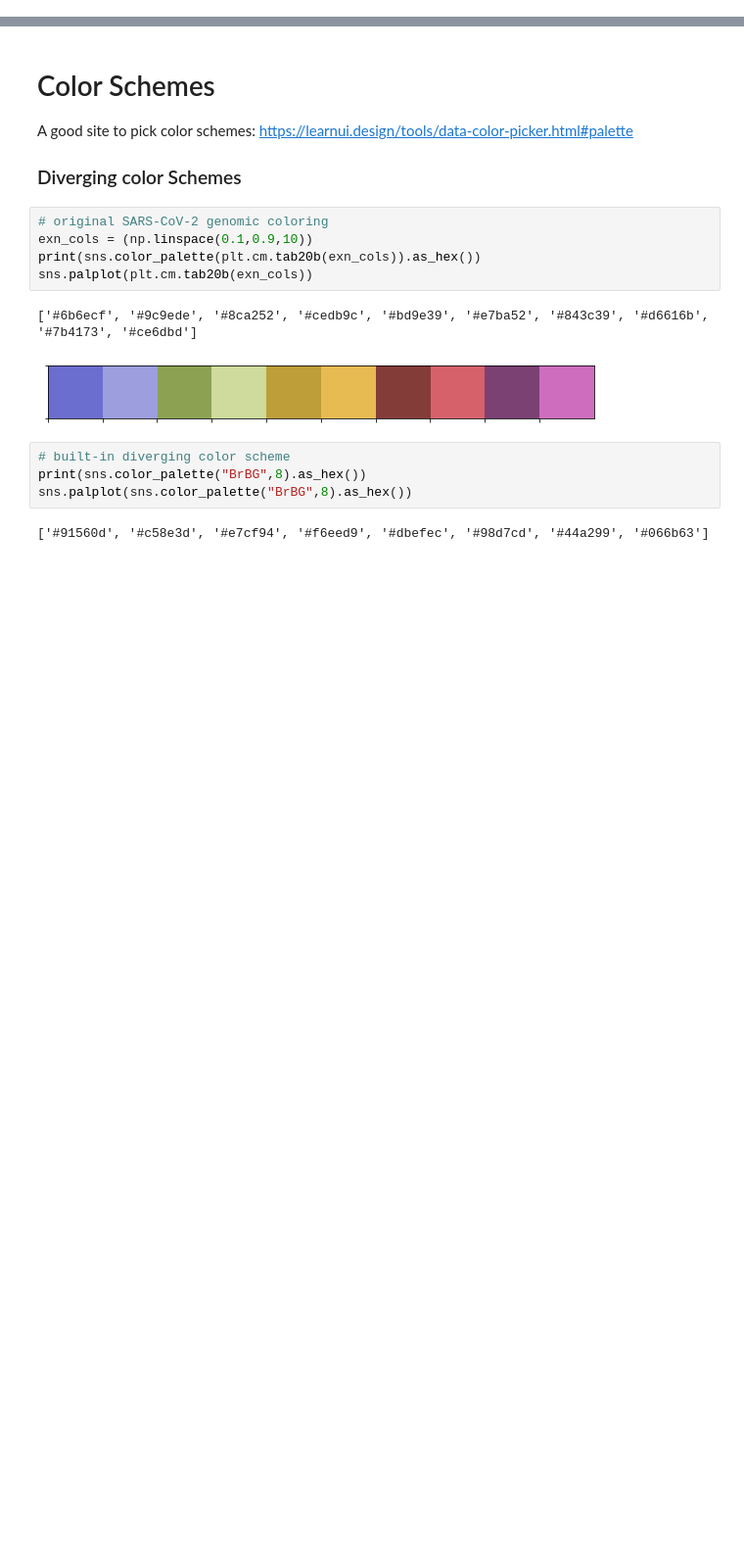
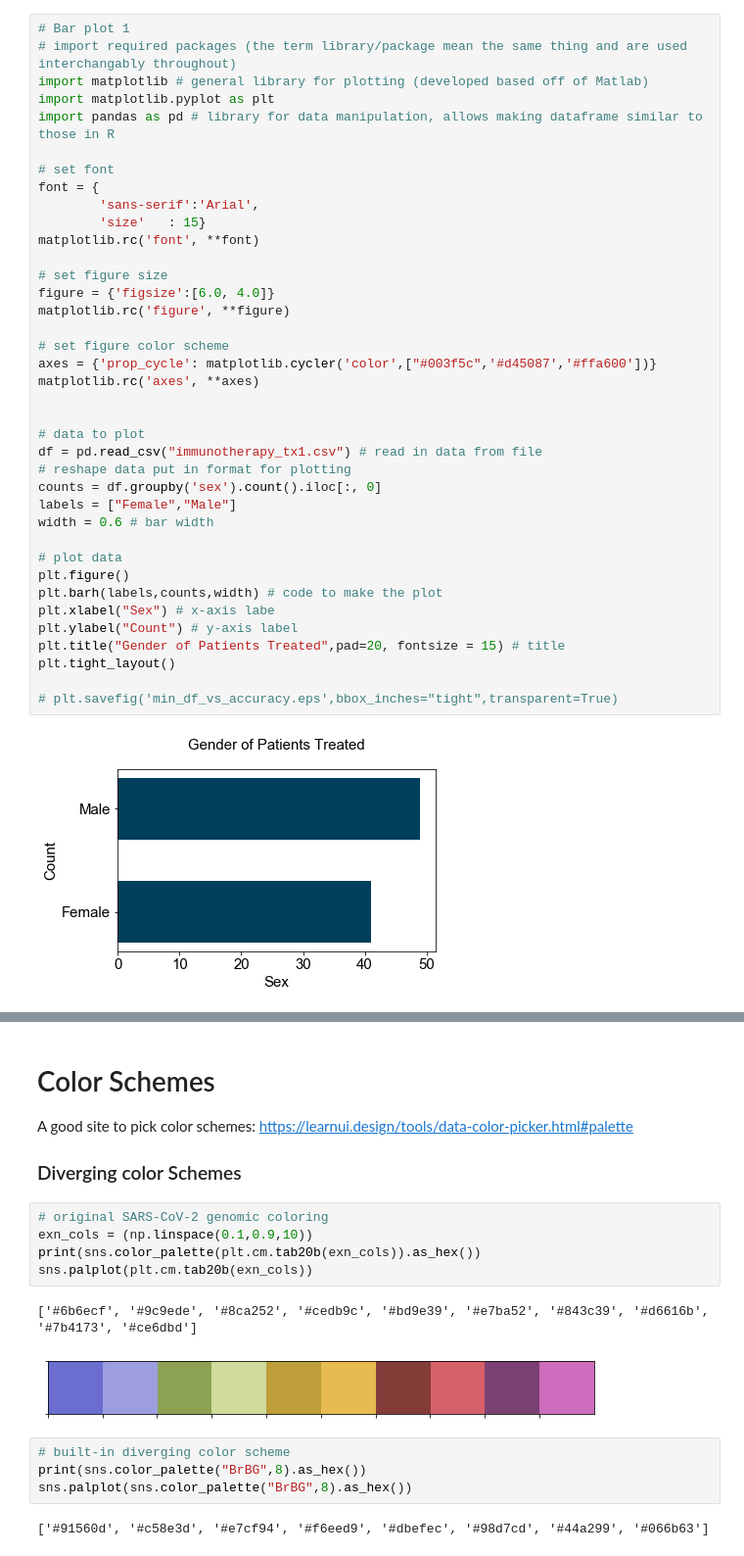
Before and after one commit to kmonopoli/data_visualization, a Jupyter notebook: data_vis_examples.ipynb, the cells around one changed output, grey strips where cells are left out. Shown at 98% size. Drawn from its saved outputs; the diff is of its cells as text; blank space fills up the shorter version.

```diff
--- a/data_vis_examples.ipynb
+++ b/data_vis_examples.ipynb
@@ -18,0 +31,40 @@ import seaborn as sns
+# %%
+# Bar plot 1
+# import required packages (the term library/package mean the same thing and are used interchangably throughout)
+import matplotlib # general library for plotting (developed based off of Matlab)
+import matplotlib.pyplot as plt
+import pandas as pd # library for data manipulation, allows making dataframe similar to those in R
+
+# set font
+font = {
+        'sans-serif':'Arial',
+        'size'   : 15}
+matplotlib.rc('font', **font)
+
+# set figure size
+figure = {'figsize':[6.0, 4.0]}
+matplotlib.rc('figure', **figure)
+
+# set figure color scheme
+axes = {'prop_cycle': matplotlib.cycler('color',["#003f5c",'#d45087','#ffa600'])}
+matplotlib.rc('axes', **axes)
+
+
+# data to plot
+df = pd.read_csv("immunotherapy_tx1.csv") # read in data from file
+# reshape data put in format for plotting
+counts = df.groupby('sex').count().iloc[:, 0]
+labels = ["Female","Male"]
+width = 0.6 # bar width
+
+# plot data
+plt.figure()
+plt.barh(labels,counts,width) # code to make the plot
+plt.xlabel("Sex") # x-axis labe
+plt.ylabel("Count") # y-axis label
+plt.title("Gender of Patients Treated",pad=20, fontsize = 15) # title
+plt.tight_layout()
+
+# plt.savefig('min_df_vs_accuracy.eps',bbox_inches="tight",transparent=True)
+# %% [output]
+[figure, added]
```
Also changed, not shown: parts of 71 cells of this notebook, 5 other files.
